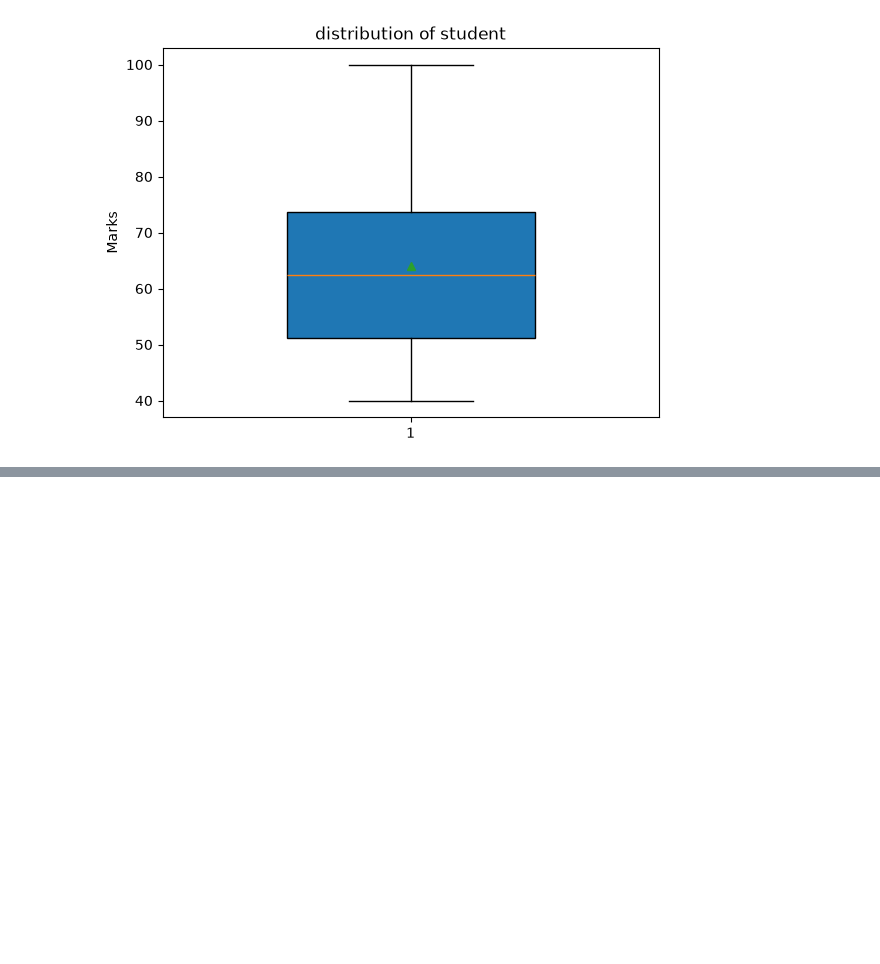
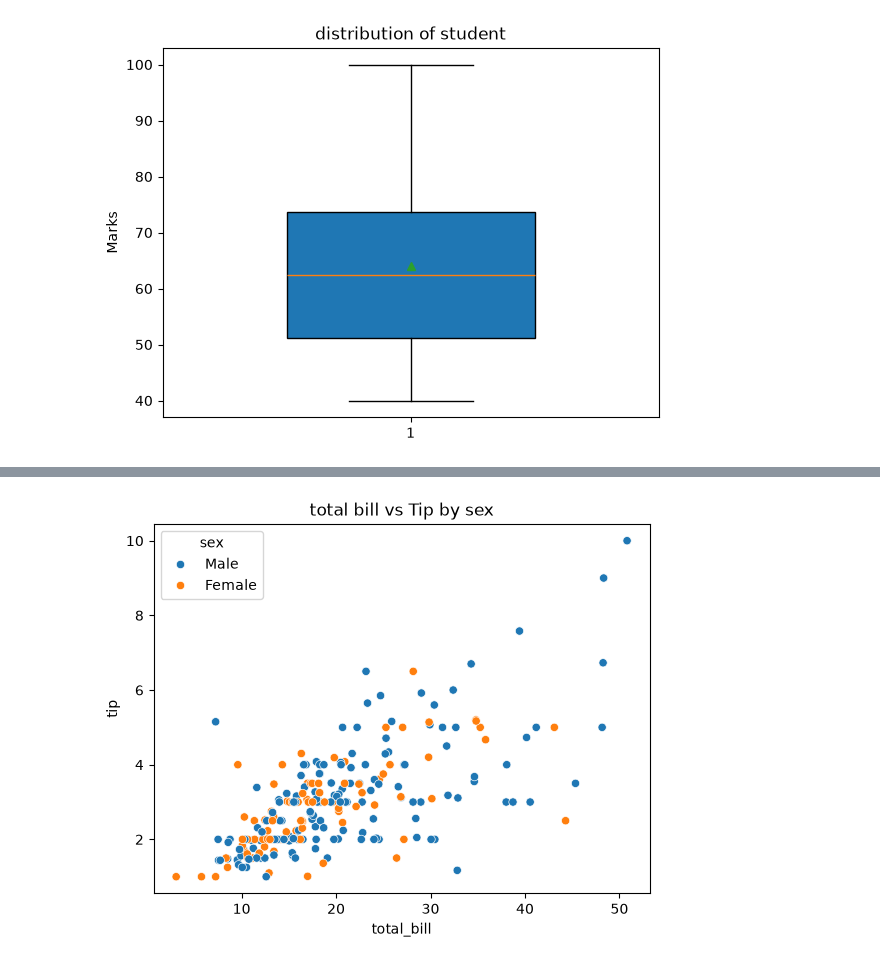
Before and after one commit to Aarati123456/python-data-science, a Jupyter notebook: pandas.ipynb, the cells around one changed output, grey strips where cells are left out. Saved outputs shown, nothing was run; the diff lists cells and outputs as text; code cells hidden in the pictures; blank space fills up the shorter version.

```diff
--- a/pandas.ipynb
+++ b/pandas.ipynb
@@ -284,0 +441,11 @@ barchart piechart
+# %%
+sns.scatterplot(
+    data=df,
+    x="total_bill",
+    y="tip",
+    hue="sex"
+)
+plt.title("total bill vs Tip by sex")
+plt.show()
+# %% [output]
+[figure, added]
```
Also changed, not shown: parts of 13 cells of this notebook.
